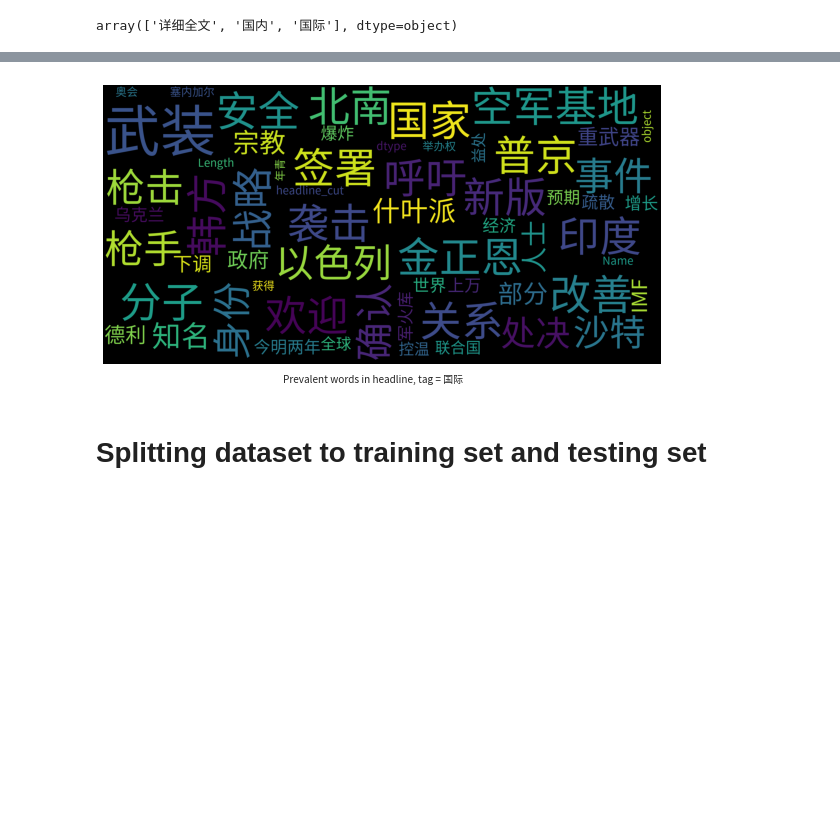
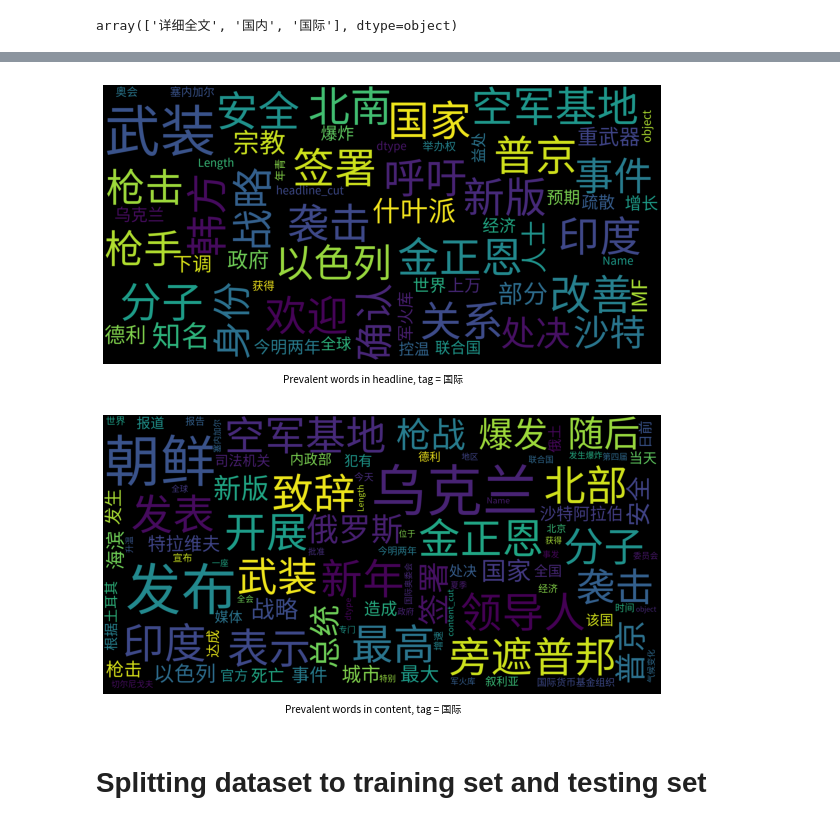
Before and after one commit to Devu-Goyal/Chinese_Social_Media_Towards_Vaccine, a Jupyter notebook: Chinese_Social_Media_Towards_Vaccine.ipynb, the cells around one changed output, grey strips where cells are left out. Cells and saved outputs as stored; diff of their text form; code cells hidden in the pictures; blank space fills up the shorter version.

```diff
--- a/Chinese_Social_Media_Towards_Vaccine.ipynb
+++ b/Chinese_Social_Media_Towards_Vaccine.ipynb
@@ -162,9 +172,11 @@ show_wordcloud(data_tag['headline_cut'], font_path, title = 'Prevalent words in
 # %%
 # word cloud for tag -: 国际
 data_tag = data.loc[data.tag=='国际']
 show_wordcloud(data_tag['headline_cut'], font_path, title = 'Prevalent words in headline, tag = 国际')
+show_wordcloud(data_tag['content_cut'], font_path, title = 'Prevalent words in content, tag = 国际')
 # %% [output]
 [figure]
+[figure, added]
 # %% [markdown]
 # **Splitting dataset to training set and testing set**
 # %%
```
Also changed, not shown: parts of 16 cells of this notebook.
